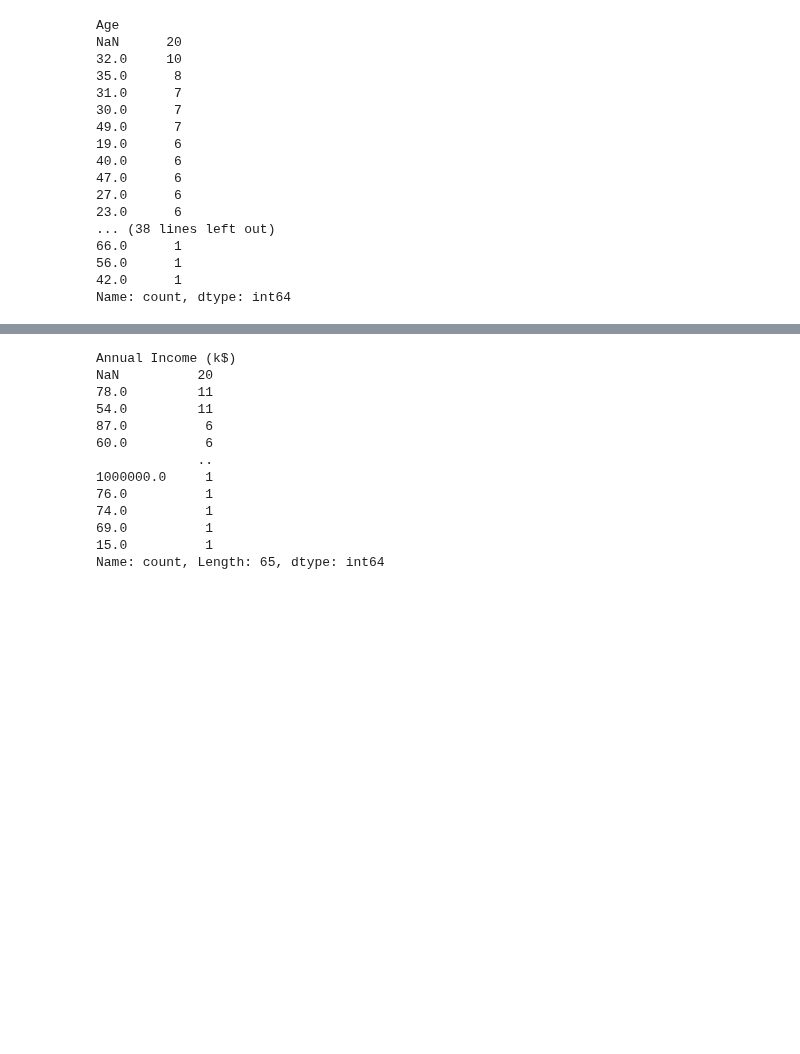
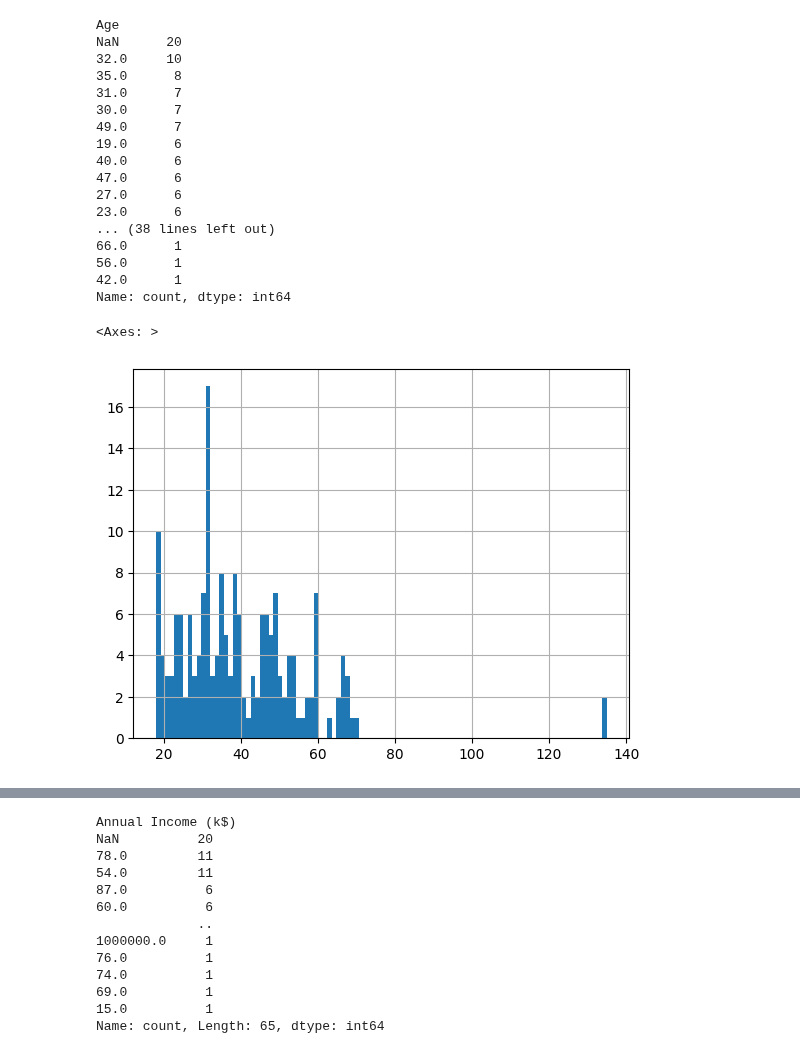
Before and after one commit to IgorKolotushkin/machine_learning_ds, a Jupyter notebook: hw9/Очистка данных. Для студентов.ipynb, the cells around one changed output, grey strips where cells are left out. Saved outputs shown, nothing was run; the diff lists cells and outputs as text; code cells hidden in the pictures; blank space fills up the shorter version.

```diff
--- a/hw9/Очистка данных. Для студентов.ipynb
+++ b/hw9/Очистка данных. Для студентов.ipynb
@@ -102,3 +102,8 @@ NaN      20
 56.0      1
 42.0      1
 Name: count, dtype: int64
+# %%
+df['Age'].hist(bins=100)
+# %% [output]
+<Axes: >
+[figure, added]
```
Also changed, not shown: parts of 3 cells of this notebook.
